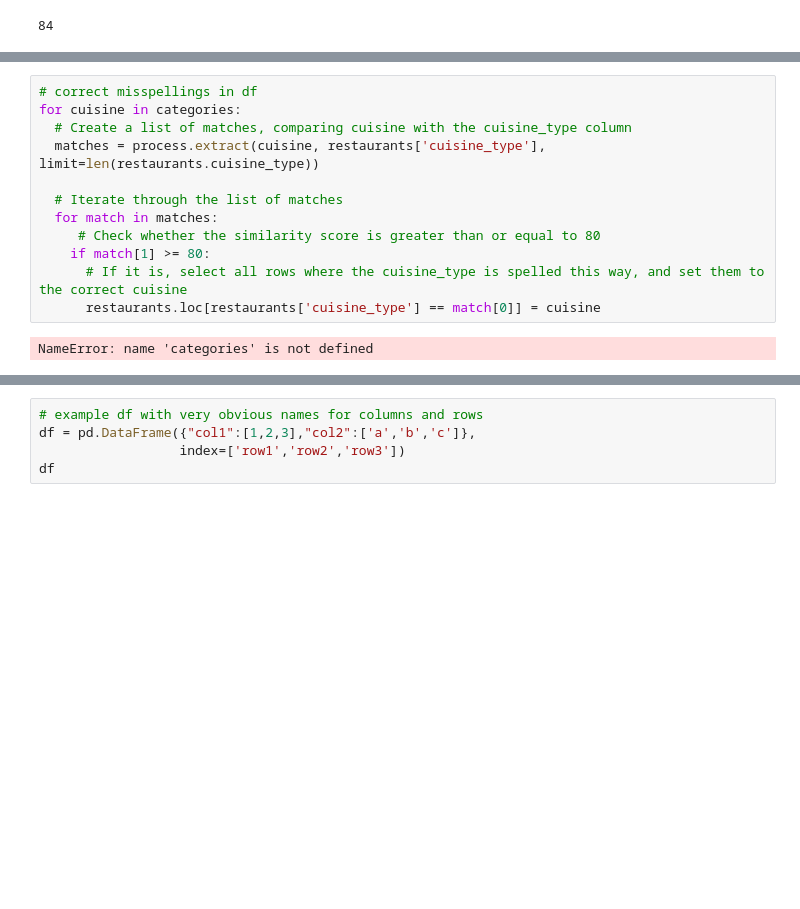
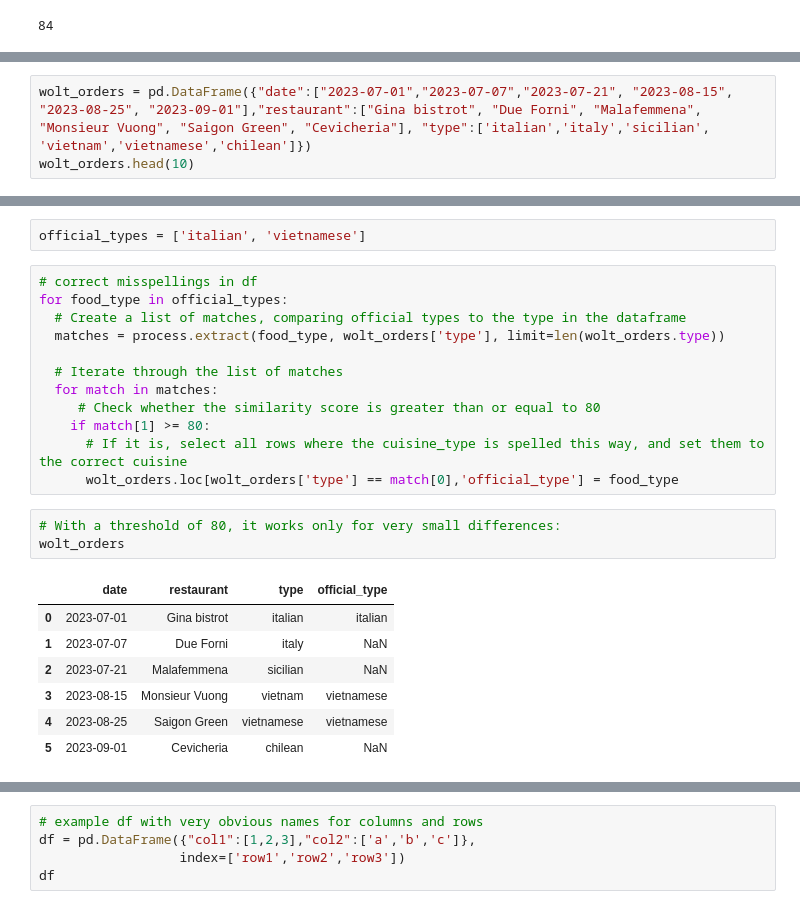
Before and after one commit to massardier/python_memo, a Jupyter notebook: pandas_manipulations.ipynb, the cells around one changed output, grey strips where cells are left out. Cells and saved outputs as stored; diff of their text form; blank space fills up the shorter version.

```diff
--- a/pandas_manipulations.ipynb
+++ b/pandas_manipulations.ipynb
@@ -667,3 +657,6 @@ process.extract("Julien", possible_spellings, limit =len(possible_spellings))
 # if limit is as long as choices, all matches are returned
 # %% [output]
 [('Julien', 100), ('jul', 90), ('julian', 83), ('giulien', 77), ('julio', 73)]
+# %%
+wolt_orders = pd.DataFrame({"date":["2023-07-01","2023-07-07","2023-07-21", "2023-08-15", "2023-08-25", "2023-09-01"],"restaurant":["Gina bistrot", "Due Forni", "Malafemmena", "Monsieur Vuong", "Saigon Green", "Cevicheria"], "type":['italian','italy','sicilian', 'vietnam','vietnamese','chilean']})
+wolt_orders.head(10)
@@ -670,17 +671,28 @@ process.extract("Julien", possible_spellings, limit =len(possible_spellings))
+# %%
+official_types = ['italian', 'vietnamese']
 # %%
 # correct misspellings in df
-for cuisine in categories:
-  # Create a list of matches, comparing cuisine with the cuisine_type column
-  matches = process.extract(cuisine, restaurants['cuisine_type'], limit=len(restaurants.cuisine_type))
+for food_type in official_types:
+  # Create a list of matches, comparing official types to the type in the dataframe
+  matches = process.extract(food_type, wolt_orders['type'], limit=len(wolt_orders.type))
 
   # Iterate through the list of matches
   for match in matches:
      # Check whether the similarity score is greater than or equal to 80
     if match[1] >= 80:
       # If it is, select all rows where the cuisine_type is spelled this way, and set them to the correct cuisine
-      restaurants.loc[restaurants['cuisine_type'] == match[0]] = cuisine
+      wolt_orders.loc[wolt_orders['type'] == match[0],'official_type'] = food_type
-# %% [output]
-NameError: name 'categories' is not defined
+# %%
+# With a threshold of 80, it works only for very small differences:
+wolt_orders
+# %% [output]
+|  | date | restaurant | type | official_type |
+| 0 | 2023-07-01 | Gina bistrot | italian | italian |
+| 1 | 2023-07-07 | Due Forni | italy | NaN |
+| 2 | 2023-07-21 | Malafemmena | sicilian | NaN |
+| 3 | 2023-08-15 | Monsieur Vuong | vietnam | vietnamese |
+| 4 | 2023-08-25 | Saigon Green | vietnamese | vietnamese |
+| 5 | 2023-09-01 | Cevicheria | chilean | NaN |
 # %%
 # record Linkage:
 
```
Also changed, not shown: parts of 12 cells of this notebook.
